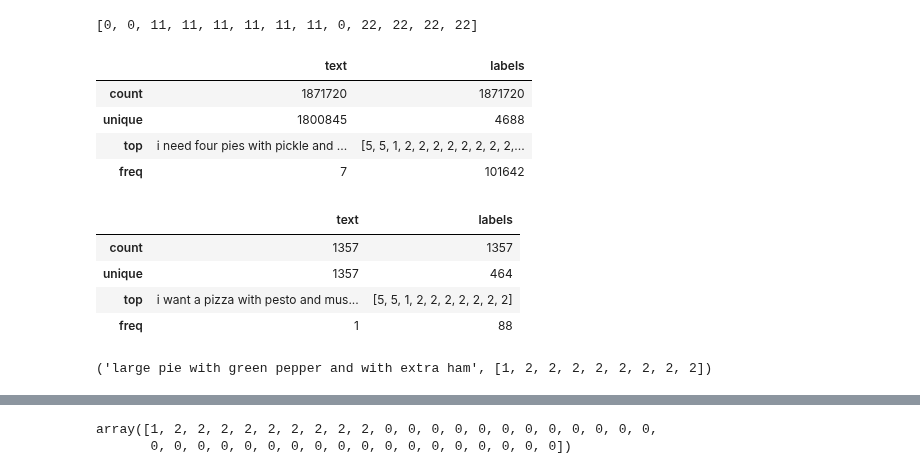
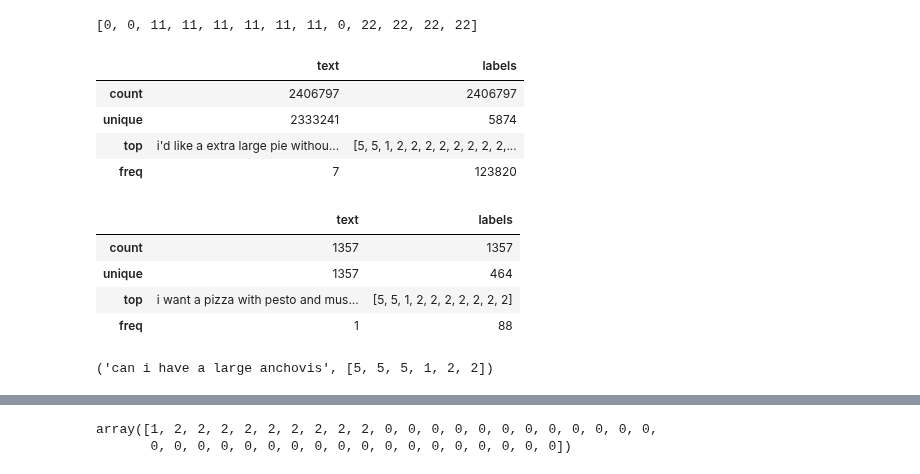
Before and after one commit to IbraheimTarek/NER-Project, a Jupyter notebook: notebooks/Bilstm_model_3.ipynb, the cells around one changed output, grey strips where cells are left out. Drawn from its saved outputs; the diff is of its cells as text; code cells hidden in the pictures.

```diff
--- a/notebooks/Bilstm_model_3.ipynb
+++ b/notebooks/Bilstm_model_3.ipynb
@@ -202,17 +202,17 @@ output_file = "../dataset2/dev_data_model1.json"
 create_training_data(input_file,output_file)
 # %%
 import pandas as pd
-train_path = '../dataset2/train_data_model1.json'
+train_path = '../dataset3/train_data_model1.json'
 dev_path = "../dataset2/dev_data_model1.json"
 df = pd.read_json(train_path, lines=True)
 dev = pd.read_json(dev_path, lines=True)
 df.describe()
 # %% [output]
 |  | text | labels |
-| count | 1871720 | 1871720 |
-| unique | 1800845 | 4688 |
-| top | i need four pies with pickle and ... | [5, 5, 1, 2, 2, 2, 2, 2, 2, 2, 2,... |
-| freq | 7 | 101642 |
+| count | 2406797 | 2406797 |
+| unique | 2333241 | 5874 |
+| top | i'd like a extra large pie withou... | [5, 5, 1, 2, 2, 2, 2, 2, 2, 2, 2,... |
+| freq | 7 | 123820 |
 # %%
 dev.describe()
 # %% [output]
@@ -229,7 +229,7 @@ y_test = dev['labels']
 # %%
 X_train[0], y_train[0]
 # %% [output]
-('large pie with green pepper and with extra ham', [1, 2, 2, 2, 2, 2, 2, 2, 2])
+('can i have a large anchovis', [5, 5, 5, 1, 2, 2])
 # %%
 import re
 from tensorflow.keras.preprocessing.sequence import pad_sequences
```
Also changed, not shown: parts of 10 cells of this notebook, 21 other files.
